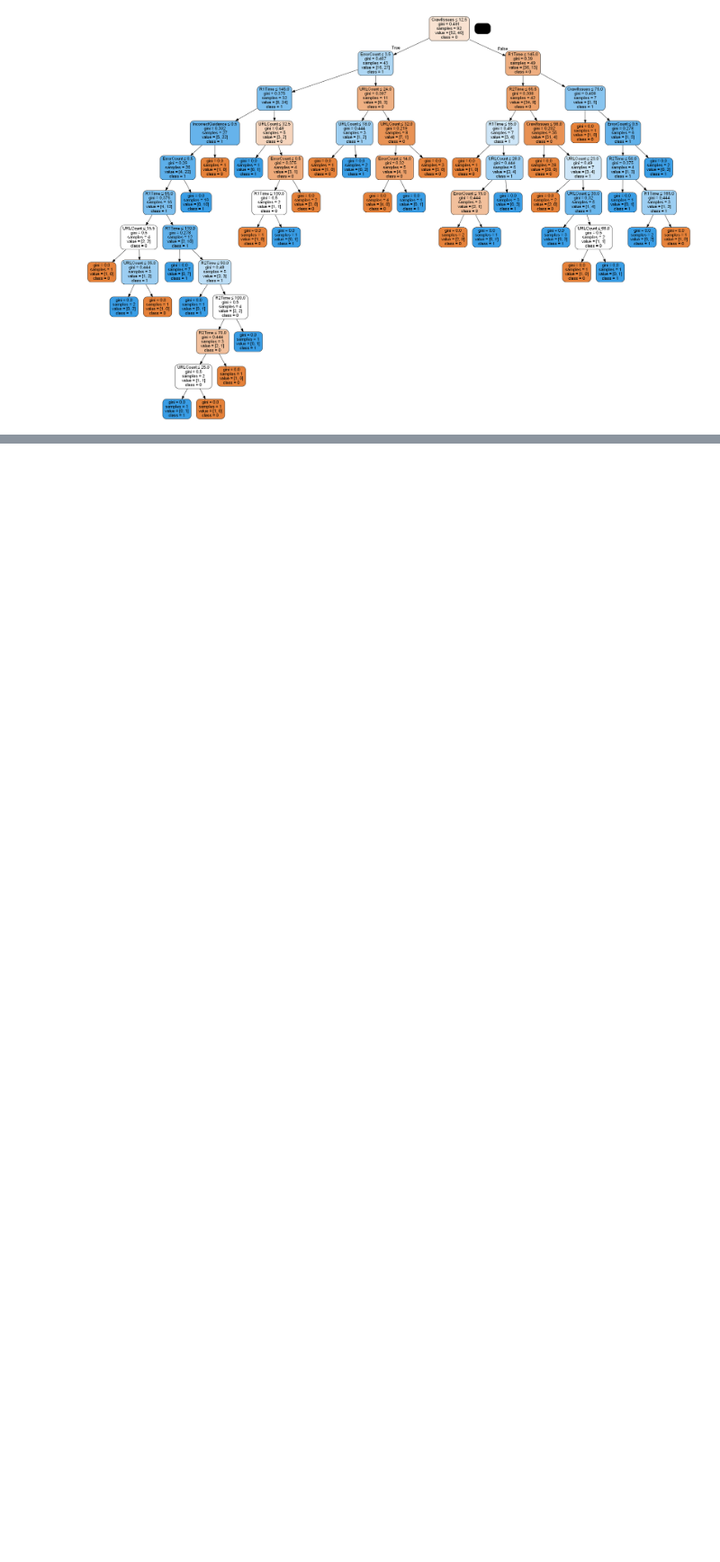
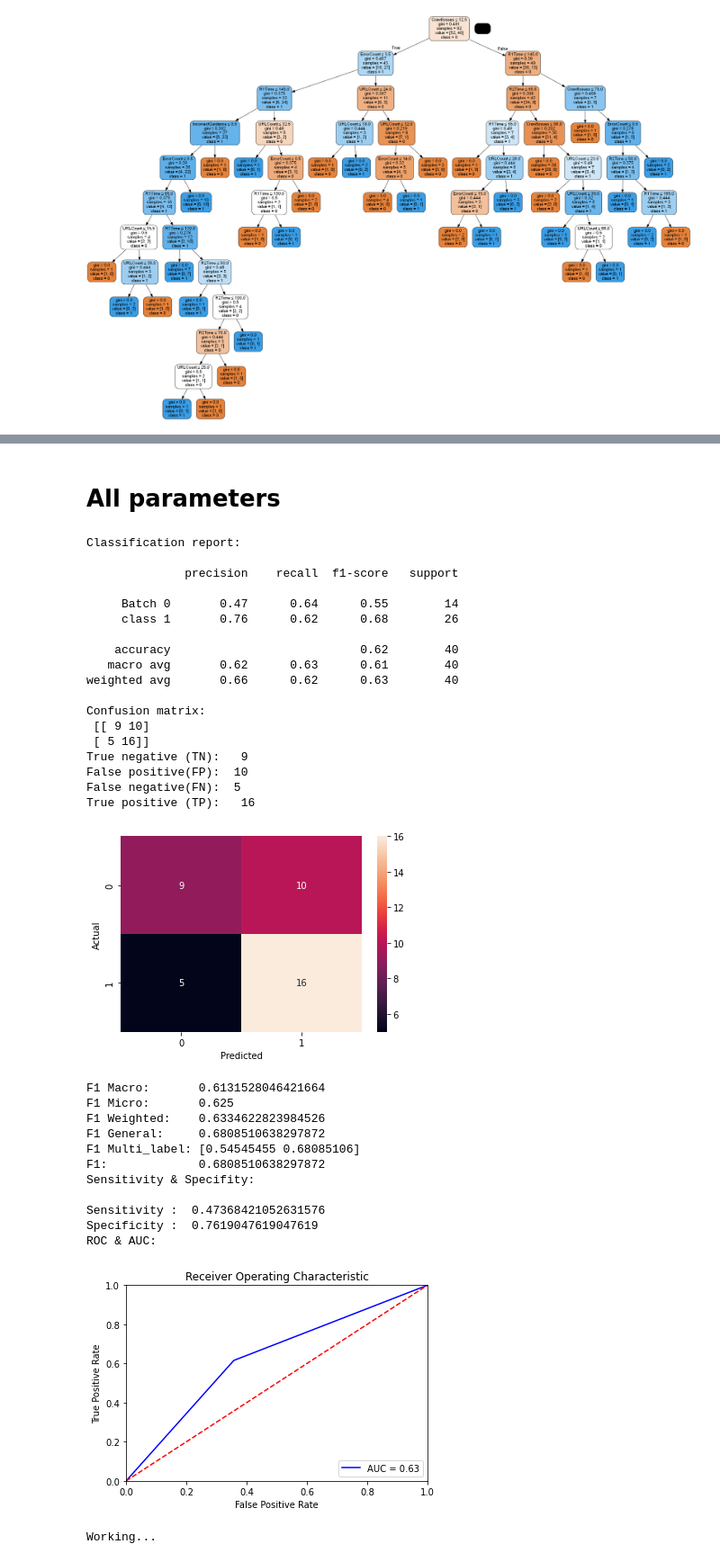
Before and after one commit to Yumil22/Curso_Python, a Jupyter notebook: DecisionTree_DataBase.ipynb, the cells around one changed output, grey strips where cells are left out. Shown at 90% size. Cells and saved outputs as stored; diff of their text form; code cells hidden in the pictures; blank space fills up the shorter version.

```diff
--- a/DecisionTree_DataBase.ipynb
+++ b/DecisionTree_DataBase.ipynb
@@ -145,0 +280,20 @@ Image(graph.create_png())
+# %%
+def ROCandAUC(Y_pred, Y_test, model, x_test):
+    print('\033[1m' + 'ROC & AUC: ' + '\033[0m',"\n")
+    probs = model.predict_proba(x_test)
+    preds = probs[:,1]
+    fpr, tpr, threshold = metrics.roc_curve(Y_test, preds)
+    roc_auc = metrics.auc(fpr, tpr)
+    auc = metrics.roc_auc_score(Y_test, Y_pred)
+
+    # method I: plt
+    import matplotlib.pyplot as plt
+    plt.title('Receiver Operating Characteristic')
+    plt.plot(fpr, tpr, 'b', label = 'AUC = %0.2f' % auc)
+    plt.legend(loc = 'lower right')
+    plt.plot([0, 1], [0, 1],'r--')
+    plt.xlim([0, 1])
+    plt.ylim([0, 1])
+    plt.ylabel('True Positive Rate')
+    plt.xlabel('False Positive Rate')
+    plt.show()
@@ -145,0 +302,56 @@ Image(graph.create_png())
+# %%
+ from sklearn.metrics import classification_report
+def Inform(Y_pred,Y_test):
+    print('\033[1m' + 'Classification report:' + '\033[0m',"\n")
+    target_names = ['Batch 0', 'class 1']
+    print(classification_report(Y_test, Y_pred, target_names=target_names))
+# %% [markdown]
+# All parameters
+# %%
+def Evaluate(Y_pred, Y_test, model, X_test):
+    #Classification report
+    Inform(Y_pred, Y_test)
+    #Confusion Matrix
+    Confusion_Matrix(Y_pred, Y_test)
+    #F1
+    F1(Y_pred, Y_test)
+    #Sensitivity & Specifity
+    SensAndSpeci(y_pred, y_test)
+    #ROC & AUC
+    ROCandAUC(Y_pred, Y_test, model, X_test)
+    print("Working...")
+# %%
+Evaluate(y_pred, y_test, model, X_test)
+# %% [output]
+Classification report:
+
+              precision    recall  f1-score   support
+
+     Batch 0       0.47      0.64      0.55        14
+     class 1       0.76      0.62      0.68        26
+
+    accuracy                           0.62        40
+   macro avg       0.62      0.63      0.61        40
+weighted avg       0.66      0.62      0.63        40
+
+Confusion matrix:
+ [[ 9 10]
+ [ 5 16]]
+True negative (TN):   9
+False positive(FP):  10
+False negative(FN):  5
+True positive (TP):   16
+[figure, added]
+F1 Macro:       0.6131528046421664
+F1 Micro:       0.625
+F1 Weighted:    0.6334622823984526
+F1 General:     0.6808510638297872
+F1 Multi_label: [0.54545455 0.68085106]
+F1:             0.6808510638297872
+Sensitivity & Specifity:
+
+Sensitivity :  0.47368421052631576
+Specificity :  0.7619047619047619
+ROC & AUC:
+[figure, added]
+Working...
```
Also changed, not shown: parts of 29 cells of this notebook, 9 other files.
